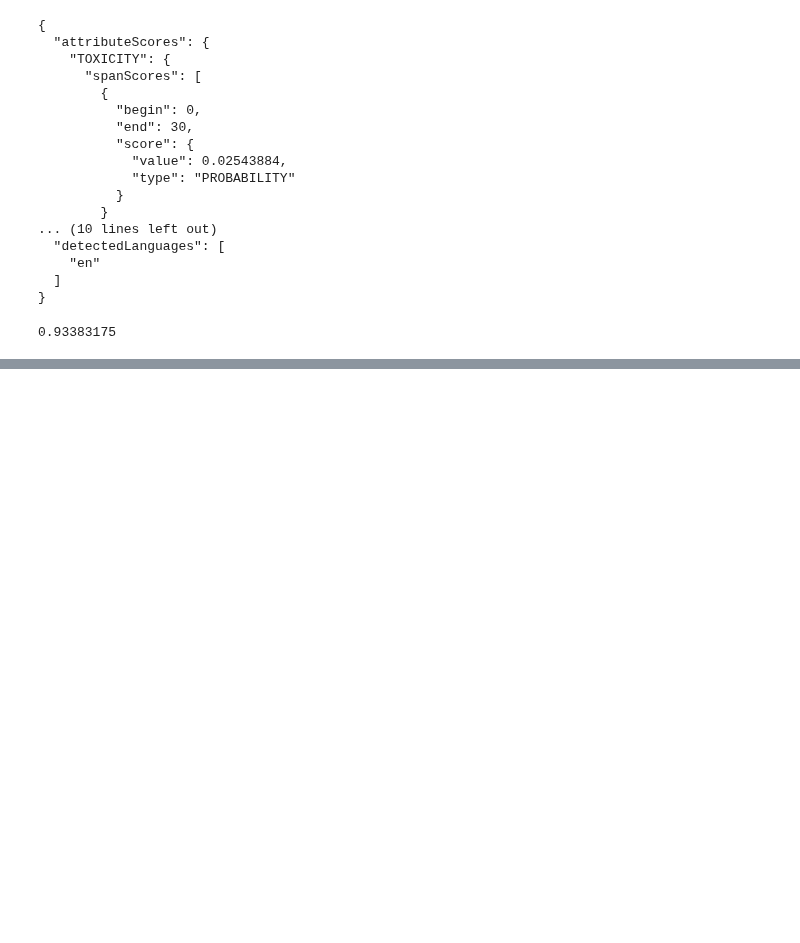
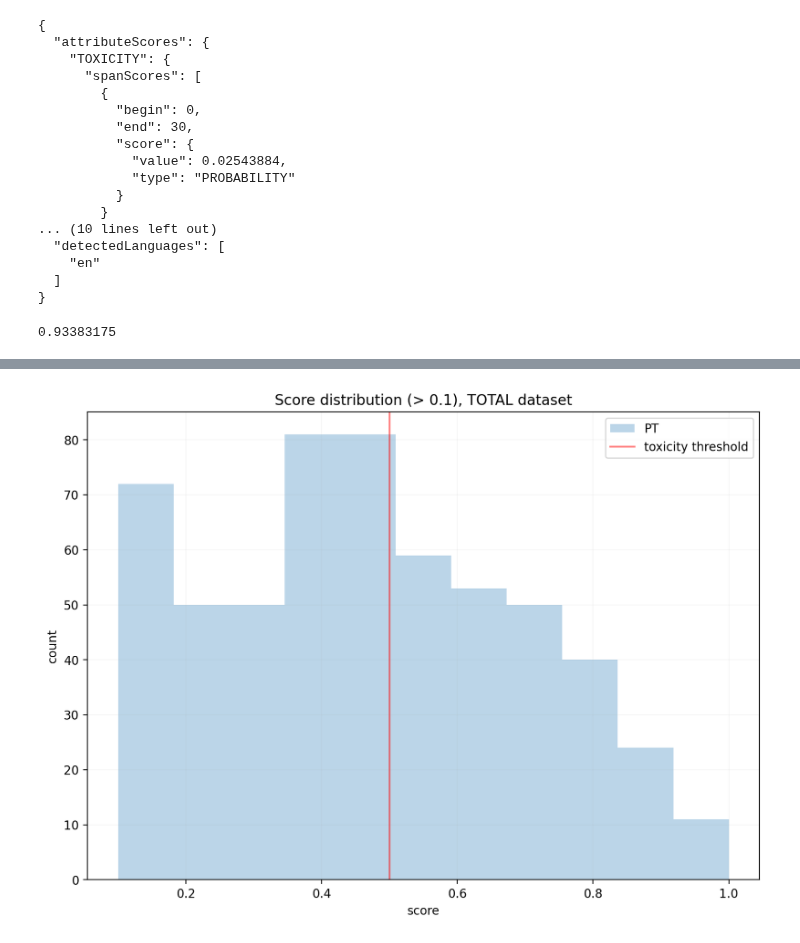
Before and after one commit to DanielSc4/RewardLM, a Jupyter notebook: main_notebook.ipynb, the cells around one changed output, grey strips where cells are left out. Drawn from its saved outputs; the diff is of its cells as text; code cells hidden in the pictures; blank space fills up the shorter version.

Commit message:
updating results w/ `prospective API`

```diff
--- a/main_notebook.ipynb
+++ b/main_notebook.ipynb
@@ -670,9 +593,9 @@ probability
 # %%
 import pandas as pd
 res = {}
-res['PT'] = pd.read_csv('./result analysis/new_results/tox_RED_3B_original_2.csv', index_col=0)
-res['FT'] = pd.read_csv('./result analysis/new_results/tox_RED_3B_FT_2.csv', index_col=0)
-res['RL'] = pd.read_csv('./result analysis/new_results/tox_RED_3B_RL_2.csv', index_col=0)
+res['PT'] = pd.read_csv('./result analysis/new_results/tox_RED_3B_PT_2_pAPI2.csv', index_col=0)
+res['FT'] = pd.read_csv('./result analysis/new_results/tox_RED_3B_FT_2_pAPI2.csv', index_col=0)
+res['RL'] = pd.read_csv('./result analysis/new_results/tox_RED_3B_RL_2_pAPI2.csv', index_col=0)
 # %%
 from tqdm import tqdm
 import time
@@ -801,0 +629,7 @@ Name: response_score_pAPI, Length: 1199, dtype: float64
+# %%
+threshold = .6
+for k in res:
+    print(f"{k}:\t {sum(res[k]['response_score'] > threshold)} / {len(res[k])}")
+    tmp_toxic = res[k][res[k]['prompt_score'] > threshold]
+    print(f"\t {sum(tmp_toxic['response_score'] > threshold)} / {len(tmp_toxic)} <- w/ only toxic prompts")
+    print()
@@ -801,0 +645,23 @@ Name: response_score_pAPI, Length: 1199, dtype: float64
+# %%
+import matplotlib.pyplot as plt
+import numpy as np
+
+plt.figure(figsize=(10, 7), dpi = 200)
+threshold = .1
+
+bins = np.linspace(threshold, 1, 12)
+
+for k in ['PT']:
+    data = res[k][res[k]['response_score_pAPI'] > threshold]['response_score_pAPI']
+    plt.hist(data, bins, alpha = .3, label=k)
+
+plt.axvline(x = .5, color = 'r', alpha = .5, label = 'toxicity threshold')
+
+plt.title(f'Score distribution (> {threshold}), TOTAL dataset')
+plt.xlabel('score')
+plt.ylabel('count')
+plt.legend()
+plt.grid(alpha = .1)
+plt.show()
+# %% [output]
+[figure, added]
```
Also changed, not shown: parts of 17 cells of this notebook, 3 other files.
